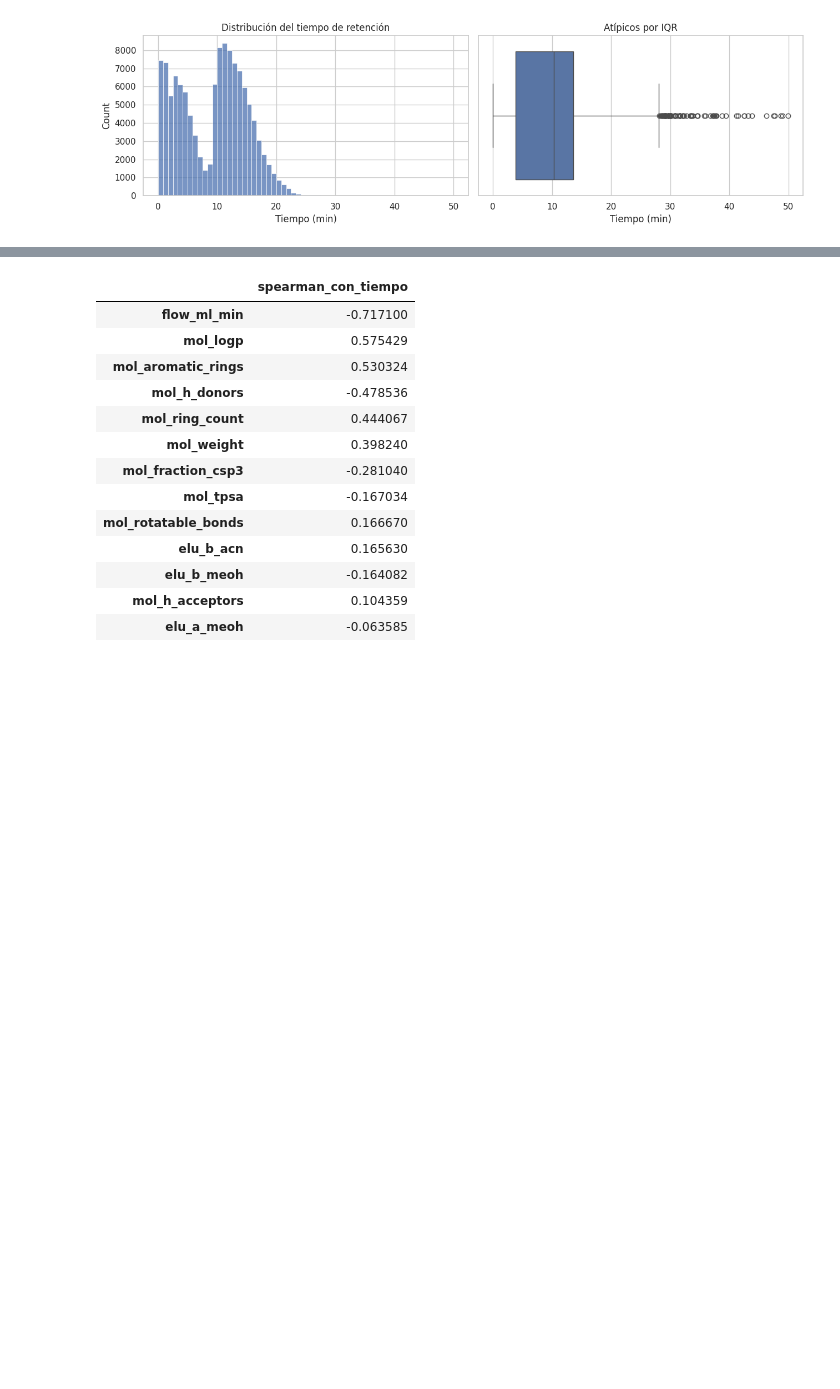
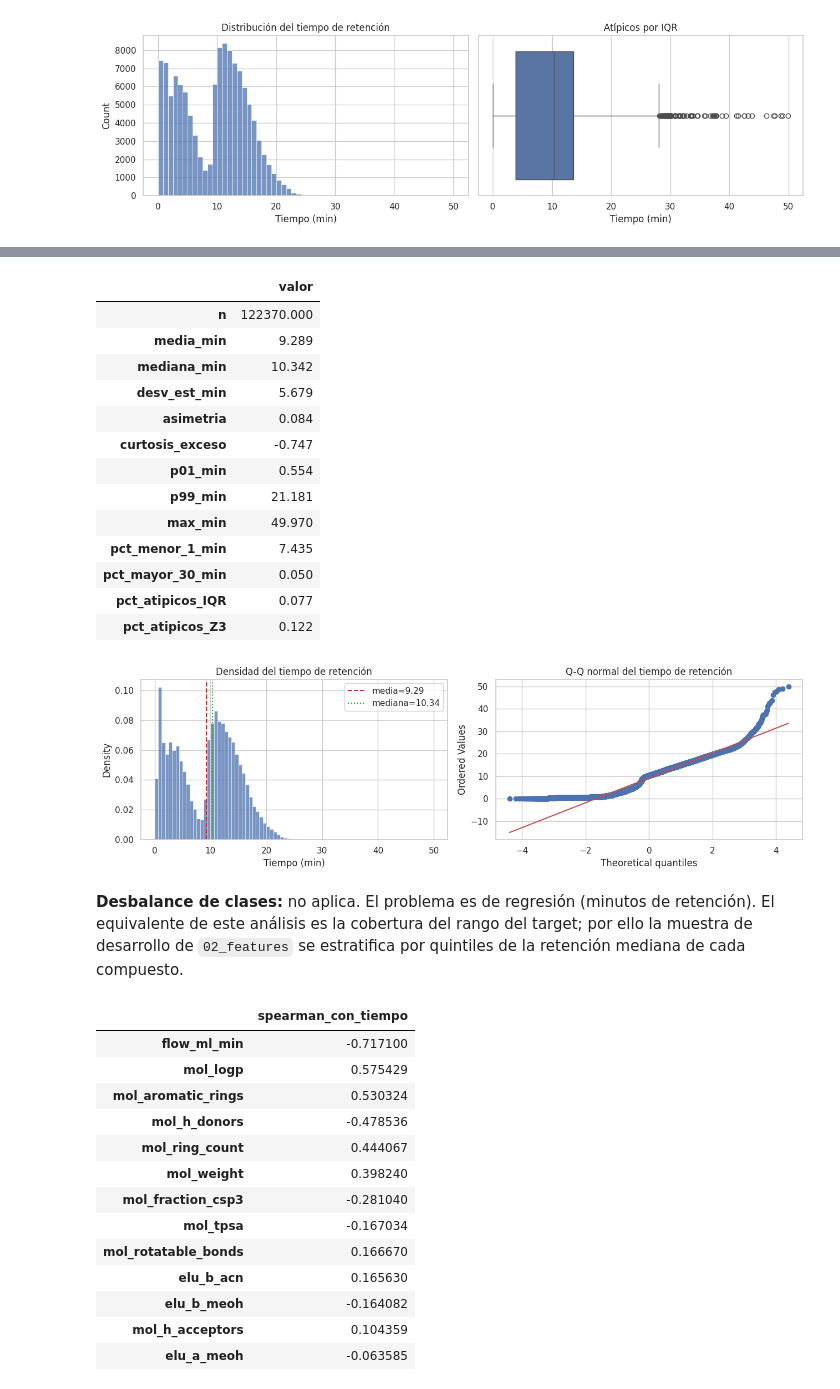
Before and after one commit to ErickNaunay/data-science-end-to-end, a Jupyter notebook: psets/pset-03/notebooks/01_eda.ipynb, the cells around one changed output, grey strips where cells are left out. Saved outputs shown, nothing was run; the diff lists cells and outputs as text; code cells hidden in the pictures; blank space fills up the shorter version.

```diff
--- a/psets/pset-03/notebooks/01_eda.ipynb
+++ b/psets/pset-03/notebooks/01_eda.ipynb
@@ -85,3 +89,51 @@ plt.show()
+# %%
+from scipy import stats
+
+target_profile = pd.Series({
+    "n": len(target),
+    "media_min": target.mean(),
+    "mediana_min": target.median(),
+    "desv_est_min": target.std(),
+    "asimetria": stats.skew(target),
+    "curtosis_exceso": stats.kurtosis(target),
+    "p01_min": target.quantile(0.01),
+    "p99_min": target.quantile(0.99),
+    "max_min": target.max(),
+    "pct_menor_1_min": 100 * (target < 1).mean(),
+    "pct_mayor_30_min": 100 * (target > 30).mean(),
+    "pct_atipicos_IQR": 100 * iqr_outliers.mean(),
+    "pct_atipicos_Z3": 100 * z_outliers.mean(),
+})
+display(target_profile.round(3).to_frame("valor"))
+
+fig, axes = plt.subplots(1, 2, figsize=(13, 4))
+sns.histplot(target, bins=80, stat="density", ax=axes[0])
+axes[0].axvline(target.mean(), color="tab:red", ls="--", label=f"media={target.mean():.2f}")
+axes[0].axvline(target.median(), color="tab:green", ls=":", label=f"mediana={target.median():.2f}")
+axes[0].legend()
+axes[0].set(title="Densidad del tiempo de retención", xlabel="Tiempo (min)")
+stats.probplot(target, dist="norm", plot=axes[1])
+axes[1].set_title("Q-Q normal del tiempo de retención")
+plt.tight_layout()
+plt.show()
+# %% [output]
+|  | valor |
+| n | 122370.000 |
+| media_min | 9.289 |
+| mediana_min | 10.342 |
+| desv_est_min | 5.679 |
+| asimetria | 0.084 |
+| curtosis_exceso | -0.747 |
+| p01_min | 0.554 |
+| p99_min | 21.181 |
+| max_min | 49.970 |
+| pct_menor_1_min | 7.435 |
+| pct_mayor_30_min | 0.050 |
+| pct_atipicos_IQR | 0.077 |
+| pct_atipicos_Z3 | 0.122 |
+[figure, added]
+# %% [markdown]
+**Desbalance de clases:** no aplica. El problema es de regresión (minutos de retención). El equivalente de este análisis es la cobertura del rango del target; por ello la muestra de desarrollo de `02_features` se estratifica por quintiles de la retención mediana de cada compuesto.
 # %%
 raw_features = data.loc[:, RAW_FEATURE_COLUMNS]
 derived = MoleculeConditionFeatures().fit_transform(raw_features)
```
Also changed, not shown: parts of 7 cells of this notebook, 28 other files.
